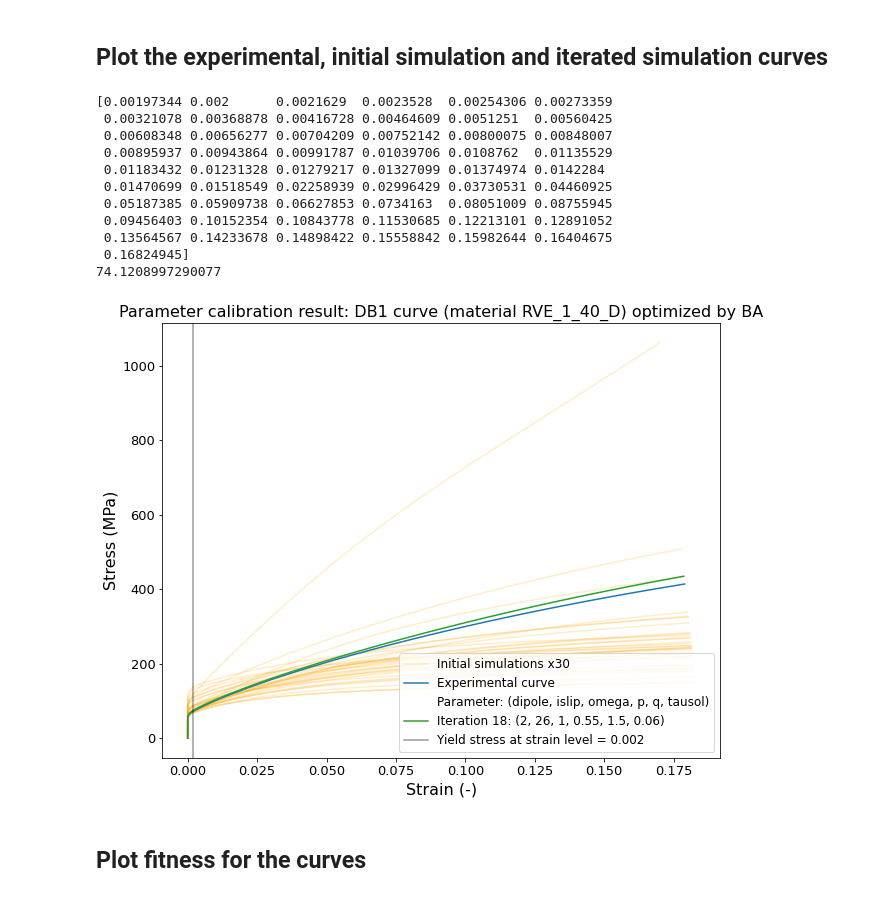
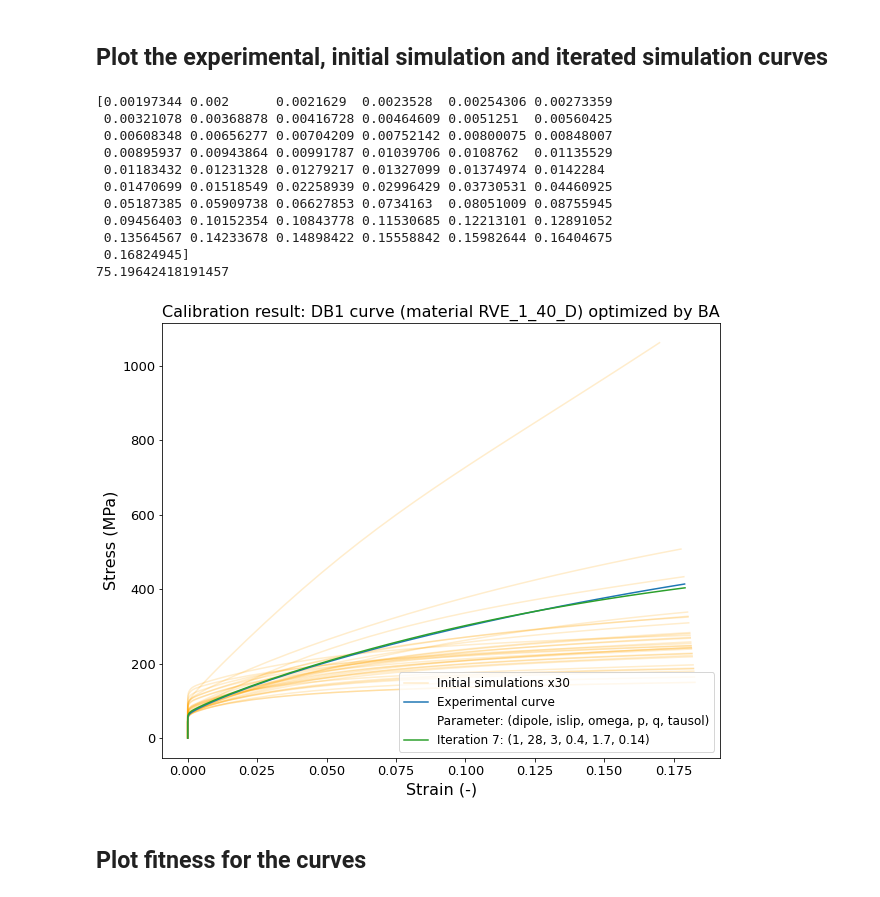
Before and after one commit to SpringNuance/Crystal-Plasticity-Thesis-Project, a Jupyter notebook: simulations_note.ipynb, the cells around one changed output. Cells and saved outputs as stored; diff of their text form; code cells hidden in the pictures.

Commit message:
update DB results

```diff
--- a/simulations_note.ipynb
+++ b/simulations_note.ipynb
@@ -80,7 +80,7 @@ def plotSimulations(initialSims, pathExp, pathSim, title, CPLaw, plotIterations
     # If you want to plot only some specific iterations, set plotExactIterationCheck to True
     # and specify the iteration number
     plotExactIterationCheck = True
-    plotExactIteration = [18]
+    plotExactIteration = [7]
     if plotIterations:
         if CPLaw == "PH":
             titleParams = "Parameter: (alpha, h0, tau0, taucs)"
@@ -111,12 +111,15 @@ def plotSimulations(initialSims, pathExp, pathSim, title, CPLaw, plotIterations
                 else:
                     plt.plot(truePlasticStrain, trueStress, label = f"Iteration {i}: {parameter}")
     # Uncomment these lines to have a closer view. Change the limit as you want to see better
+    # plt.xlim([0.002,0.2])
+    # plt.ylim([0,350])
+    # Yield view
     # plt.xlim([0.0019,0.003])
-    # plt.ylim([0,400])
+    # plt.ylim([120,135])
     plt.title(title, fontsize=16)
     plt.xlabel(xlabel = "Strain (-)", fontsize=16)
     plt.ylabel(ylabel = "Stress (MPa)", fontsize=16)
-    plt.axvline(x = 0.002, color = 'black', label = 'Yield stress at strain level = 0.002', alpha=0.4)
+    # plt.axvline(x = 0.002, color = 'black', label = 'Yield stress at strain level = 0.002', alpha=0.4)
     plt.legend(loc=4, prop={'size': 12})
     plt.show()
     return simStrain, exp_stress, exp_strain
@@ -136,36 +139,36 @@ algorithm = "BA"
 # Crystal plasticity law
 # CPLaw = "PH"
 CPLaw = "DB"
 
 # Curve index
 curveIndex = 1
 # curveIndex = 2
 # curveIndex = 3
 
-titleOptimized = f"Parameter calibration result: {CPLaw}{curveIndex} curve (material {material}) optimized by {algorithm}"
+titleOptimized = f"Calibration result: {CPLaw}{curveIndex} curve (material {material}) optimized by {algorithm}"
 titleNoOptimized = f"Initial simulations and experimental curve of {CPLaw}{curveIndex} (material {material})"
 pathExp = f"targets_{material}/{CPLaw}{curveIndex}.csv"
 pathSim = f"results_{material}/{CPLaw}{curveIndex}_{algorithm}"
 
 # Plot only initial simulations and experimental curve
 # simStrain, exp_stress, exp_strain = plotSimulations(initialSims, pathExp, pathSim, titleNoOptimized, CPLaw)
 # Plot initial simulations, experimental curve and iterated simulation results
 simStrain, exp_stress, exp_strain = plotSimulations(initialSims, pathExp, pathSim, titleOptimized, CPLaw, True)
 # Plot initial simulations, interpolated experimental curve and interpolated iterated simulation results
 # simStrain, exp_stress, exp_strain = plotSimulations(initialSims, pathExp, pathSim, titleOptimized, CPLaw, True, True)
 # %% [output]
 [0.00197344 0.002      0.0021629  0.0023528  0.00254306 0.00273359
  0.00321078 0.00368878 0.00416728 0.00464609 0.0051251  0.00560425
  0.00608348 0.00656277 0.00704209 0.00752142 0.00800075 0.00848007
  0.00895937 0.00943864 0.00991787 0.01039706 0.0108762  0.01135529
  0.01183432 0.01231328 0.01279217 0.01327099 0.01374974 0.0142284
  0.01470699 0.01518549 0.02258939 0.02996429 0.03730531 0.04460925
  0.05187385 0.05909738 0.06627853 0.0734163  0.08051009 0.08755945
  0.09456403 0.10152354 0.10843778 0.11530685 0.12213101 0.12891052
  0.13564567 0.14233678 0.14898422 0.15558842 0.15982644 0.16404675
  0.16824945]
-74.1208997290077
+75.19642418191457
-[figure, old version]
+[figure, new version]
 # %% [markdown]
 ## Plot fitness for the curves
 # %%
```
Also changed, not shown: parts of 10 cells of this notebook, 38 other files.
